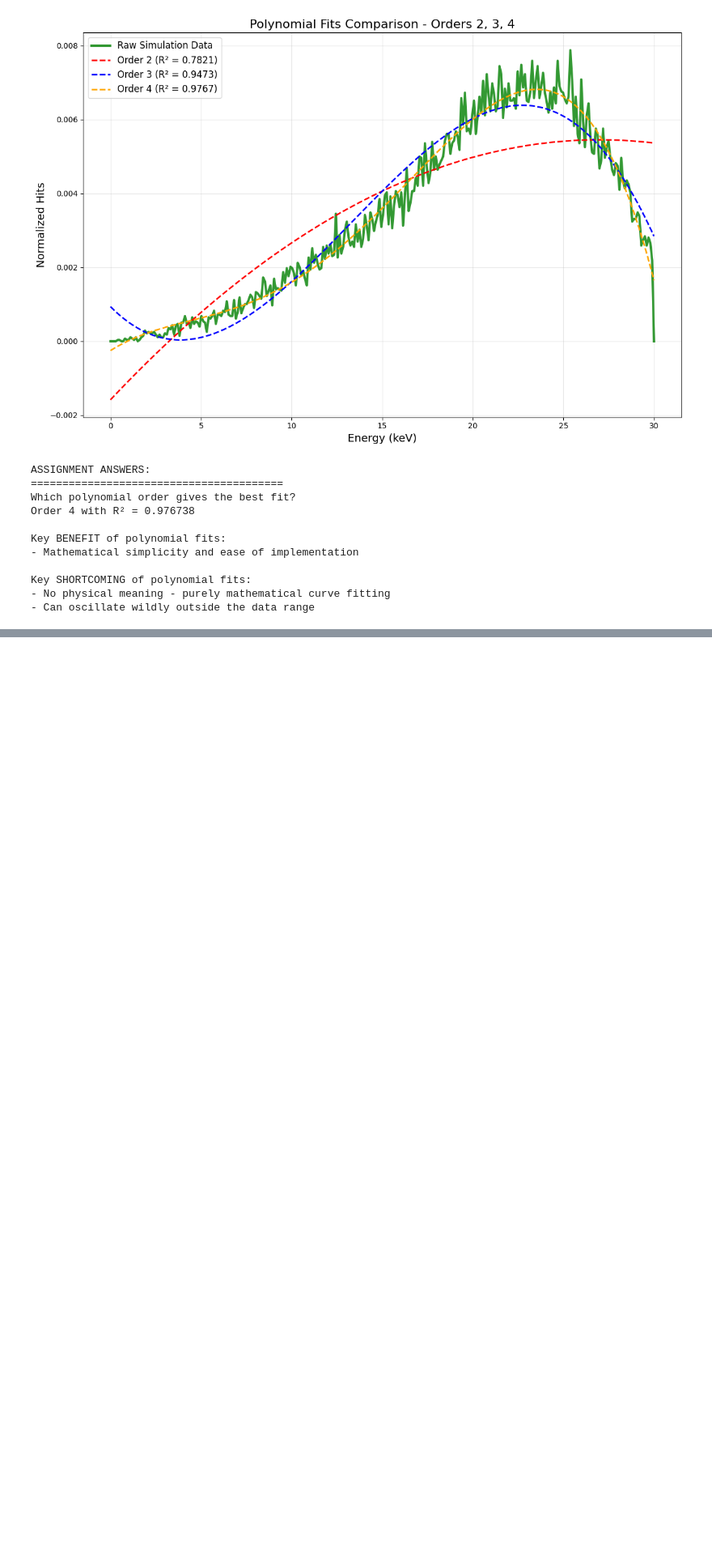
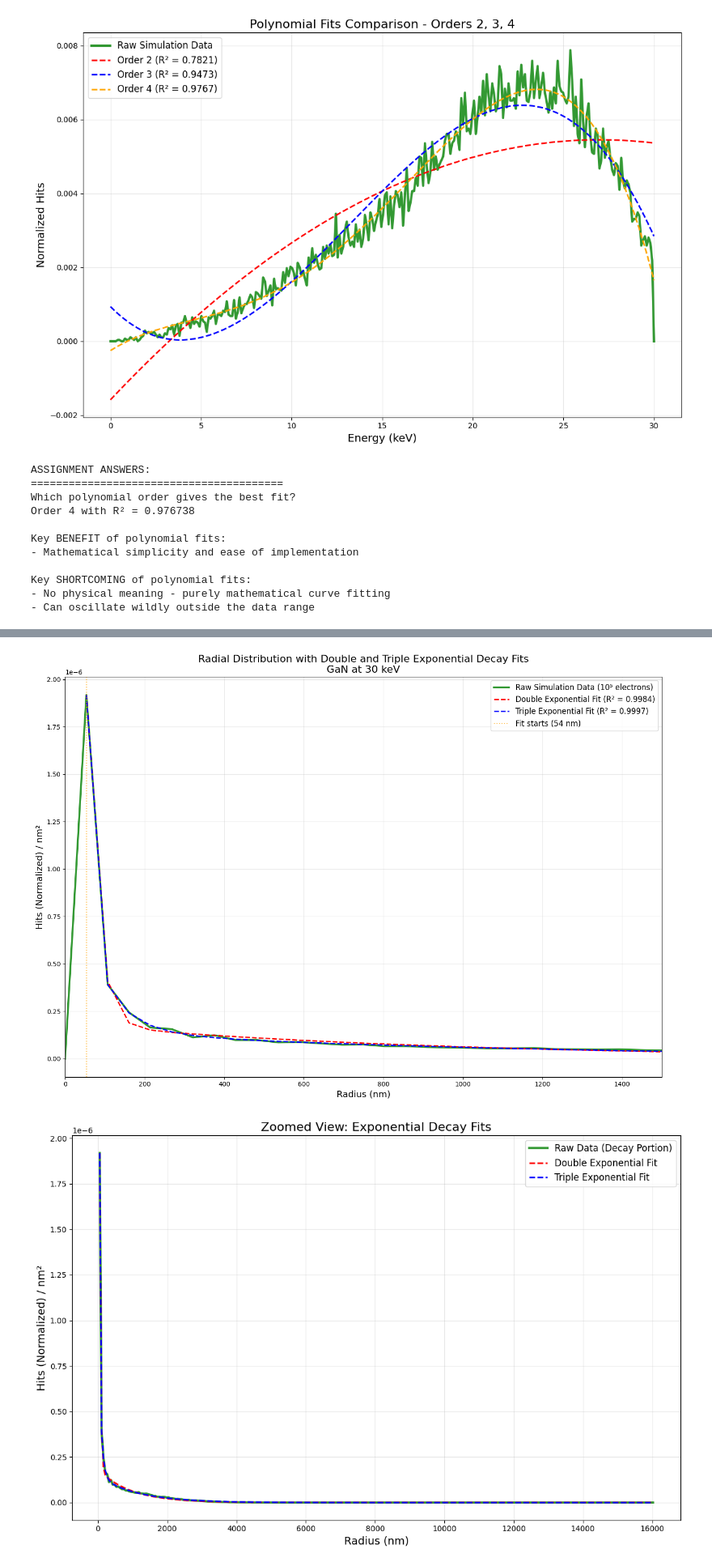
Before and after one commit to FattDuckk/nanofabrication, a Jupyter notebook: tutorial/tut2/tut2.ipynb, the cells around one changed output, grey strips where cells are left out. Shown at 81% size. Saved outputs shown, nothing was run; the diff lists cells and outputs as text; code cells hidden in the pictures; blank space fills up the shorter version.

```diff
--- a/tutorial/tut2/tut2.ipynb
+++ b/tutorial/tut2/tut2.ipynb
@@ -313,0 +491,20 @@ UnicodeDecodeError: 'utf-8' codec can't decode byte 0xb2 in position 56: invalid
+# %%
+# Define the exponential decay functions
+def double_exponential(x, a1, b1, a2, b2, c):
+    """Double exponential decay: a1*exp(-b1*x) + a2*exp(-b2*x) + c"""
+    return a1 * np.exp(-b1 * x) + a2 * np.exp(-b2 * x) + c
+
+def triple_exponential(x, a1, b1, a2, b2, a3, b3, c):
+    """Triple exponential decay: a1*exp(-b1*x) + a2*exp(-b2*x) + a3*exp(-b3*x) + c"""
+    return a1 * np.exp(-b1 * x) + a2 * np.exp(-b2 * x) + a3 * np.exp(-b3 * x) + c
+
+print("Fitting exponential decay functions to decay portion...")
+print("="*60)
+
+# Shift x-coordinates to start from 0 (makes fitting more stable)
+x_fit = x_decay - x_decay[0]  # Start from 0
+y_fit = y_decay
+
+print(f"Shifted coordinates for fitting:")
+print(f"x_fit range: {x_fit.min():.1f} to {x_fit.max():.1f} nm")
+print(f"y_fit range: {y_fit.max():.2e} to {y_fit.min():.2e}")
@@ -313,0 +580,46 @@ UnicodeDecodeError: 'utf-8' codec can't decode byte 0xb2 in position 56: invalid
+# %%
+# Create the assignment plot showing raw data and both fits
+plt.figure(figsize=(14, 10))
+
+# Convert back to original coordinates for plotting
+x_plot = x_fit + x_decay[0]  # Add back the peak position
+
+# Plot raw data (full curve)
+plt.plot(x_full, y_full, 'g-', linewidth=3, label='Raw Simulation Data (10⁵ electrons)', alpha=0.8)
+
+# Plot fitted region
+plt.plot(x_plot, y_pred_double, 'r--', linewidth=2,
+         label=f'Double Exponential Fit (R² = {r2_double:.4f})')
+plt.plot(x_plot, y_pred_triple, 'b--', linewidth=2,
+         label=f'Triple Exponential Fit (R² = {r2_triple:.4f})')
+
+# Mark the fitting region
+plt.axvline(peak_radius, color='orange', linestyle=':', alpha=0.7,
+           label=f'Fit starts ({peak_radius:.0f} nm)')
+
+# Formatting
+plt.xlabel('Radius (nm)', fontsize=14)
+plt.ylabel('Hits (Normalized) / nm²', fontsize=14)
+plt.title('Radial Distribution with Double and Triple Exponential Decay Fits\nGaN at 30 keV', fontsize=16)
+plt.legend(fontsize=12)
+plt.grid(True, alpha=0.3)
+plt.xlim(0, 1500)
+plt.tight_layout()
+plt.show()
+
+# Also create a zoomed view of just the fitting region
+plt.figure(figsize=(12, 8))
+plt.plot(x_plot, y_fit, 'g-', linewidth=3, label='Raw Data (Decay Portion)', alpha=0.8)
+plt.plot(x_plot, y_pred_double, 'r--', linewidth=2, label='Double Exponential Fit')
+plt.plot(x_plot, y_pred_triple, 'b--', linewidth=2, label='Triple Exponential Fit')
+
+plt.xlabel('Radius (nm)', fontsize=14)
+plt.ylabel('Hits (Normalized) / nm²', fontsize=14)
+plt.title('Zoomed View: Exponential Decay Fits', fontsize=16)
+plt.legend(fontsize=12)
+plt.grid(True, alpha=0.3)
+plt.tight_layout()
+plt.show()
+# %% [output]
+[figure, added]
+[figure, added]
```
Also changed, not shown: parts of 13 cells of this notebook.
